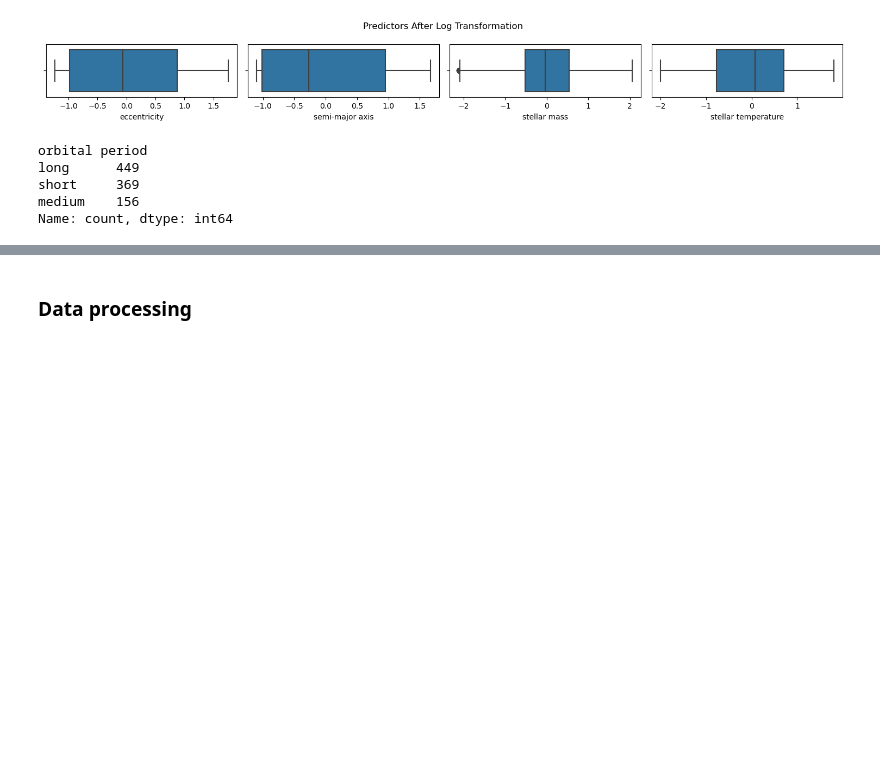
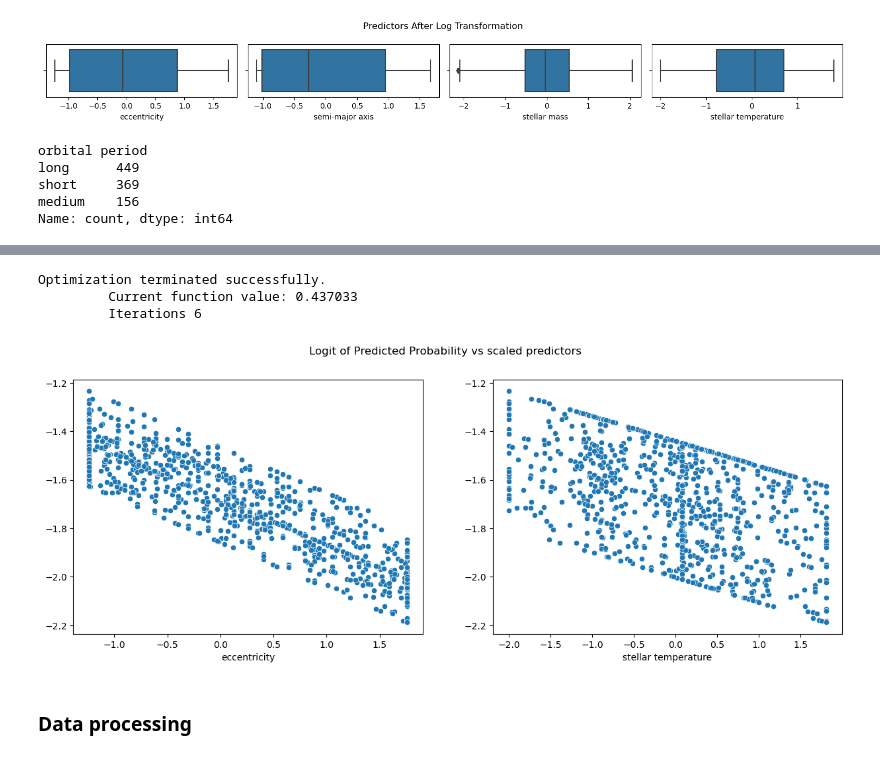
Before and after one commit to Sunnyshio/Predictive-Classification-of-Exoplanetary-Orbital-Periods, a Jupyter notebook: classification of exoplanetary orbital periods.ipynb, the cells around one changed output, grey strips where cells are left out. Cells and saved outputs as stored; diff of their text form; code cells hidden in the pictures; blank space fills up the shorter version.

```diff
--- a/classification of exoplanetary orbital periods.ipynb
+++ b/classification of exoplanetary orbital periods.ipynb
@@ -230,3 +305,37 @@ Name: count, dtype: int64
+# %%
+predictors = df[['eccentricity', 'stellar temperature']]
+target = df['orbital period']
+
+scaler = StandardScaler()
+predictors_scaled = scaler.fit_transform(predictors)
+predictors_scaled = df[["eccentricity", "stellar temperature"]]
+
+df['orbital_period_encoded'] = df['orbital period'].astype('category').cat.codes
+df['target'] = (df['orbital_period_encoded'] == 1).astype(int)
+
+X = sm.add_constant(predictors)
+y = df['target']
+
+log_reg = sm.Logit(y, X).fit()
+
+pred_probs = log_reg.predict(X)
+logit_preds = np.log(pred_probs / (1 - pred_probs))
+
+plt.figure(figsize=(15,5))
+
+plt.subplot(1,2,1)
+sns.scatterplot(x=df["eccentricity"], y=logit_preds)
+
+plt.subplot(1,2,2)
+sns.scatterplot(x=df["stellar temperature"], y=logit_preds)
+
+plt.suptitle("Logit of Predicted Probability vs scaled predictors")
+plt.show()
+# %% [output]
+Optimization terminated successfully.
+         Current function value: 0.437033
+         Iterations 6
+[figure, added]
 # %% [markdown]
 ### Data processing
 # %% [markdown]
```
Also changed, not shown: parts of 4 cells of this notebook.
